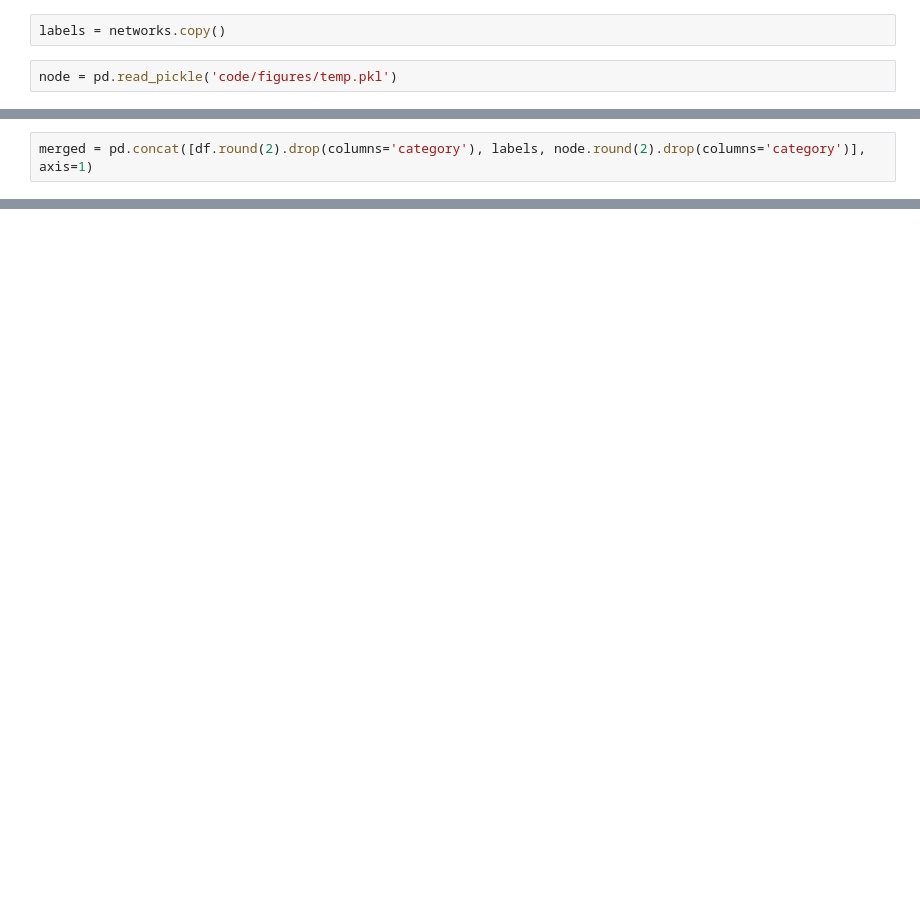
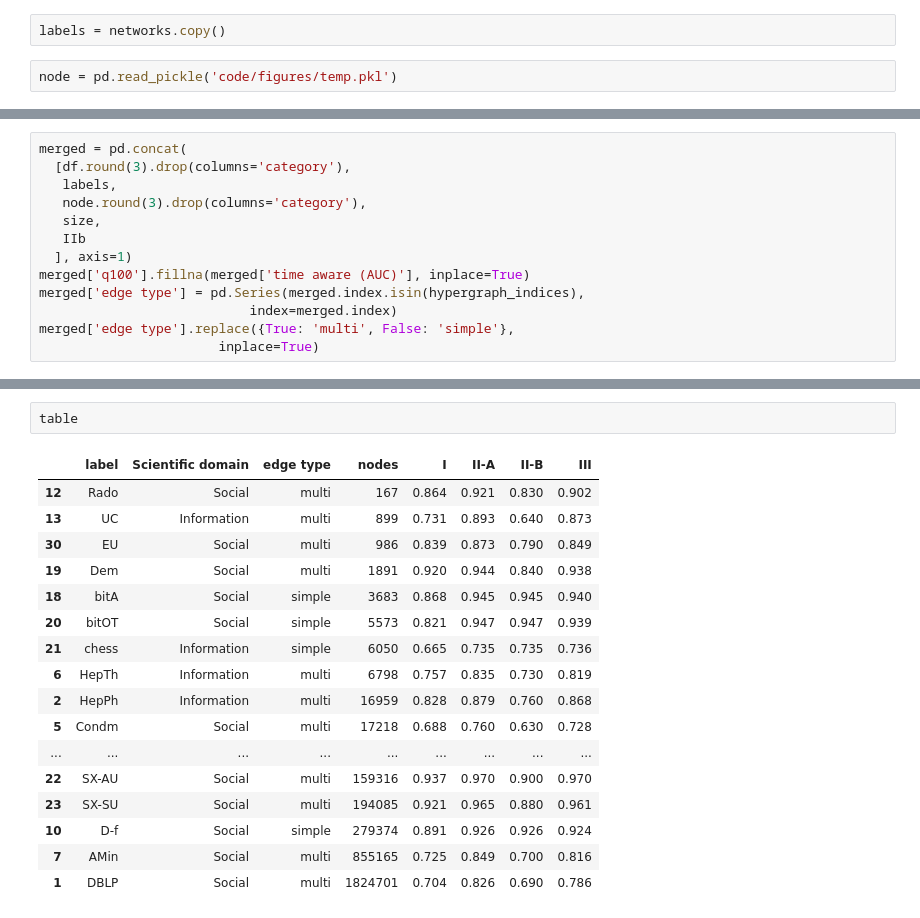
Before and after one commit to gerritjandebruin/temporal-link-prediction, a Jupyter notebook: code/figures/results.ipynb, the cells around one changed output, grey strips where cells are left out. Saved outputs shown, nothing was run; the diff lists cells and outputs as text; blank space fills up the shorter version.

```diff
--- a/code/figures/results.ipynb
+++ b/code/figures/results.ipynb
@@ -154,2 +185,13 @@ node = pd.read_pickle('code/figures/temp.pkl')
 # %%
-merged = pd.concat([df.round(2).drop(columns='category'), labels, node.round(2).drop(columns='category')], axis=1)
+merged = pd.concat(
+  [df.round(3).drop(columns='category'),
+   labels,
+   node.round(3).drop(columns='category'),
+   size,
+   IIb
+  ], axis=1)
+merged['q100'].fillna(merged['time aware (AUC)'], inplace=True)
+merged['edge type'] = pd.Series(merged.index.isin(hypergraph_indices),
+                           index=merged.index)
+merged['edge type'].replace({True: 'multi', False: 'simple'},
+                       inplace=True)
@@ -183,0 +311,20 @@ Enron &        social &     0.85 &      0.91 &       0.91 \\
+# %%
+table
+# %% [output]
+|  | label | Scientific domain | edge type | nodes | I | II-A | II-B | III |
+| 12 | Rado | Social | multi | 167 | 0.864 | 0.921 | 0.830 | 0.902 |
+| 13 | UC | Information | multi | 899 | 0.731 | 0.893 | 0.640 | 0.873 |
+| 30 | EU | Social | multi | 986 | 0.839 | 0.873 | 0.790 | 0.849 |
+| 19 | Dem | Social | multi | 1891 | 0.920 | 0.944 | 0.840 | 0.938 |
+| 18 | bitA | Social | simple | 3683 | 0.868 | 0.945 | 0.945 | 0.940 |
+| 20 | bitOT | Social | simple | 5573 | 0.821 | 0.947 | 0.947 | 0.939 |
+| 21 | chess | Information | simple | 6050 | 0.665 | 0.735 | 0.735 | 0.736 |
+| 6 | HepTh | Information | multi | 6798 | 0.757 | 0.835 | 0.730 | 0.819 |
+| 2 | HepPh | Information | multi | 16959 | 0.828 | 0.879 | 0.760 | 0.868 |
+| 5 | Condm | Social | multi | 17218 | 0.688 | 0.760 | 0.630 | 0.728 |
+| ... | ... | ... | ... | ... | ... | ... | ... | ... |
+| 22 | SX-AU | Social | multi | 159316 | 0.937 | 0.970 | 0.900 | 0.970 |
+| 23 | SX-SU | Social | multi | 194085 | 0.921 | 0.965 | 0.880 | 0.961 |
+| 10 | D-f | Social | simple | 279374 | 0.891 | 0.926 | 0.926 | 0.924 |
+| 7 | AMin | Social | multi | 855165 | 0.725 | 0.849 | 0.700 | 0.816 |
+| 1 | DBLP | Social | multi | 1824701 | 0.704 | 0.826 | 0.690 | 0.786 |
```
Also changed, not shown: parts of 15 cells of this notebook, 23 other files.
